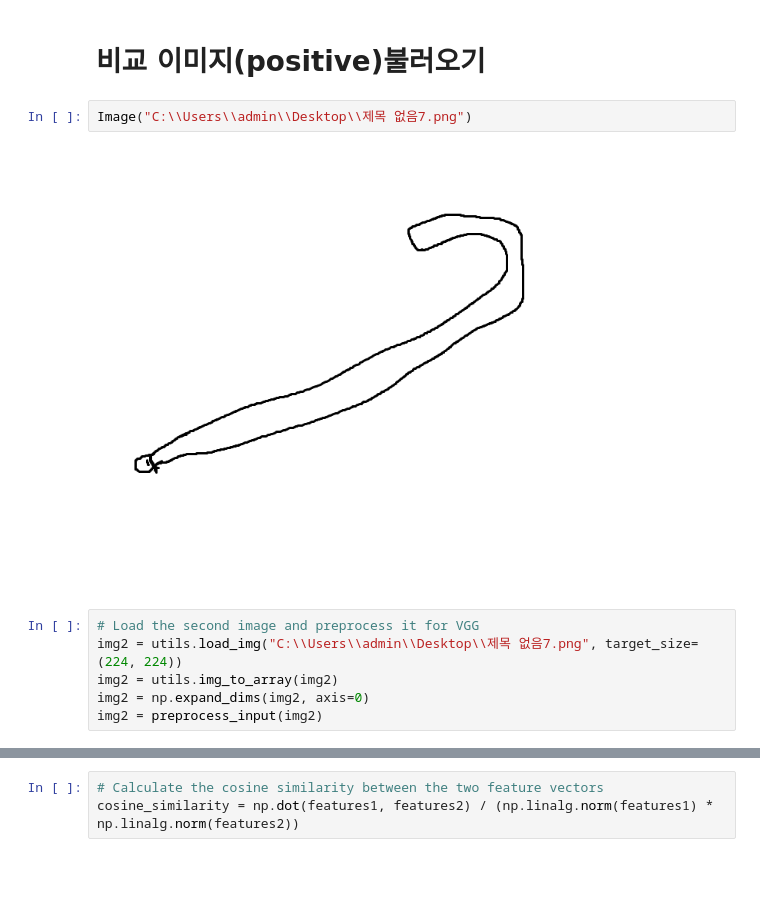
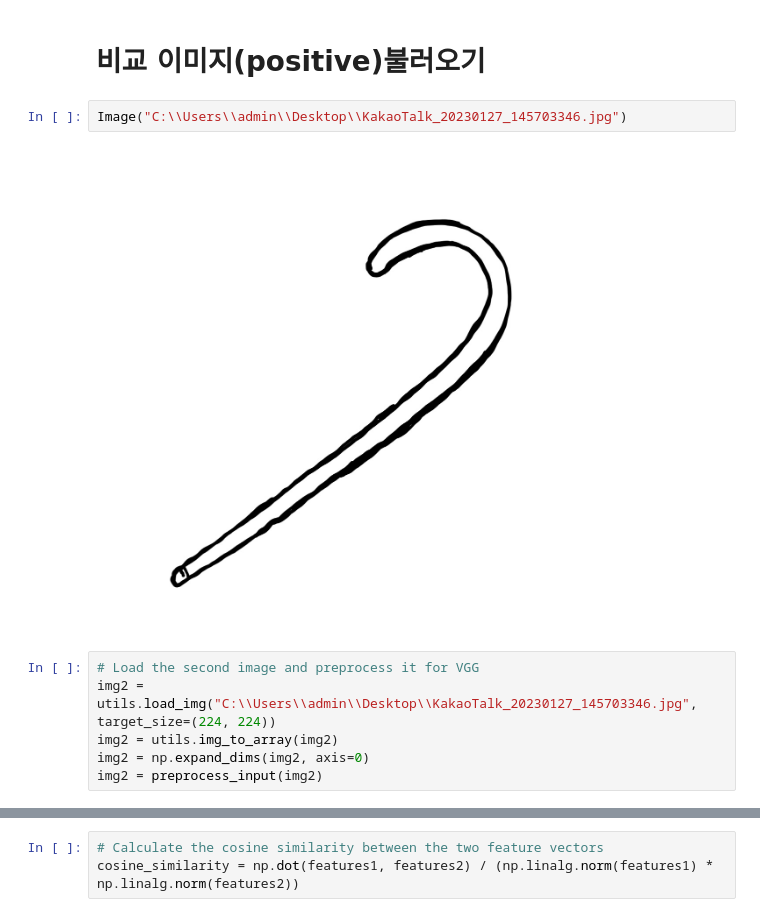
Before and after one commit to Fsnakcsk/Final-Project, a Jupyter notebook: VGG16/데이터 증강후/유사도 기준 정하기 전 2.2 데이터 증강후.ipynb, the cells around one changed output, grey strips where cells are left out. Drawn from its saved outputs; the diff is of its cells as text; blank space fills up the shorter version.

```diff
--- a/VGG16/데이터 증강후/유사도 기준 정하기 전 2.2 데이터 증강후.ipynb
+++ b/VGG16/데이터 증강후/유사도 기준 정하기 전 2.2 데이터 증강후.ipynb
@@ -54,12 +54,12 @@ features1 = features1.flatten()
 # %% [markdown]
 # 비교 이미지(positive)불러오기
 # %%
-Image("C:\\Users\\admin\\Desktop\\제목 없음7.png")
+Image("C:\\Users\\admin\\Desktop\\KakaoTalk_20230127_145703346.jpg")
 # %% [output]
-[figure, old version]
+[figure, new version]
 # %%
 # Load the second image and preprocess it for VGG
-img2 = utils.load_img("C:\\Users\\admin\\Desktop\\제목 없음7.png", target_size=(224, 224))
+img2 = utils.load_img("C:\\Users\\admin\\Desktop\\KakaoTalk_20230127_145703346.jpg", target_size=(224, 224))
 img2 = utils.img_to_array(img2)
 img2 = np.expand_dims(img2, axis=0)
 img2 = preprocess_input(img2)
```
Also changed, not shown: parts of 5 cells of this notebook, 1 other file.
